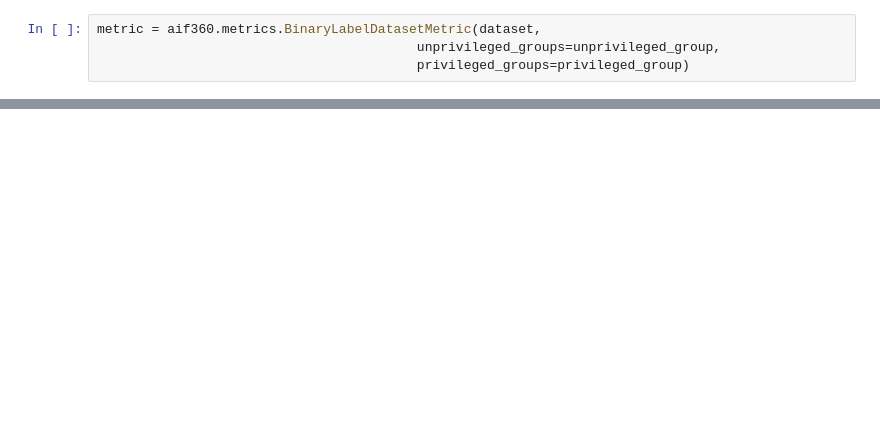
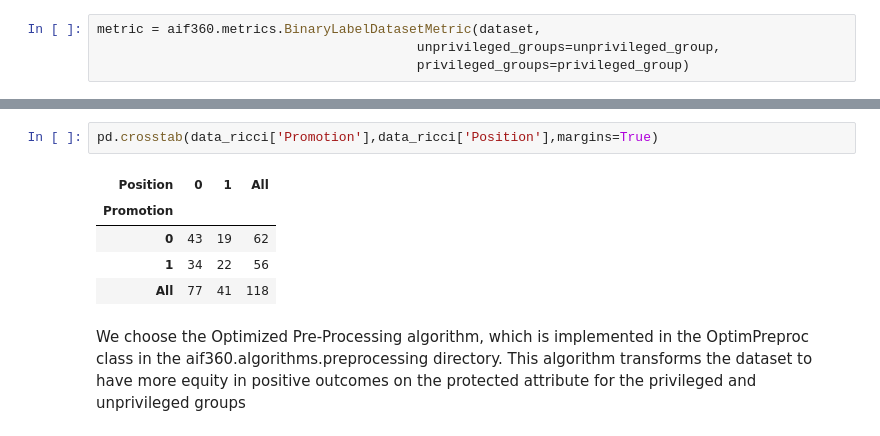
Before and after one commit to Isyohan/Fairness_IA_Project, a Jupyter notebook: Nb.ipynb, the cells around one changed output, grey strips where cells are left out. Cells and saved outputs as stored; diff of their text form; blank space fills up the shorter version.

```diff
--- a/Nb.ipynb
+++ b/Nb.ipynb
@@ -108,0 +150,10 @@ print(metric.num_positives())
+# %%
+pd.crosstab(data_ricci['Promotion'],data_ricci['Position'],margins=True)
+# %% [output]
+| Position | 0 | 1 | All |
+| Promotion |  |  |  |
+| 0 | 43 | 19 | 62 |
+| 1 | 34 | 22 | 56 |
+| All | 77 | 41 | 118 |
+# %% [markdown]
+We choose the Optimized Pre-Processing algorithm, which is implemented in the OptimPreproc class in the aif360.algorithms.preprocessing directory. This algorithm transforms the dataset to have more equity in positive outcomes on the protected attribute for the privileged and unprivileged groups
```
Also changed, not shown: parts of 11 cells of this notebook.
